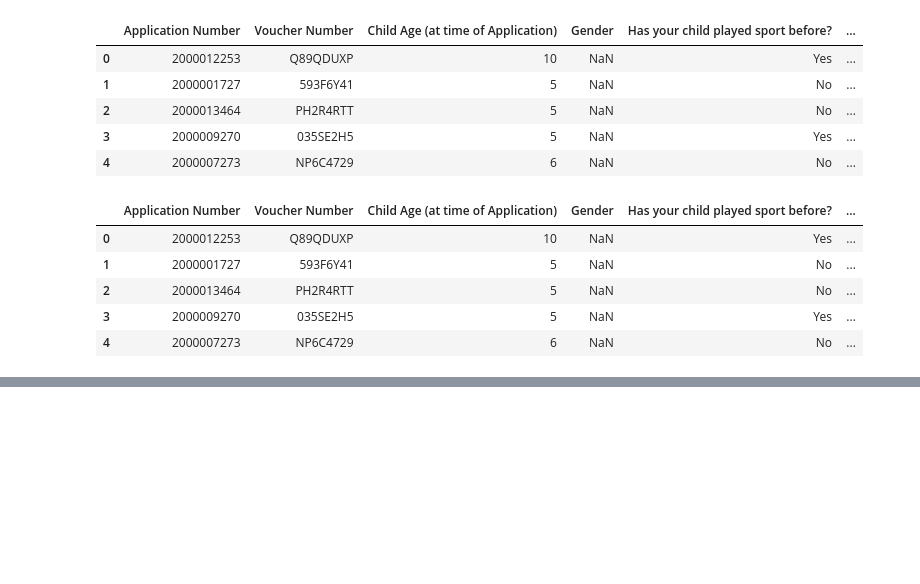
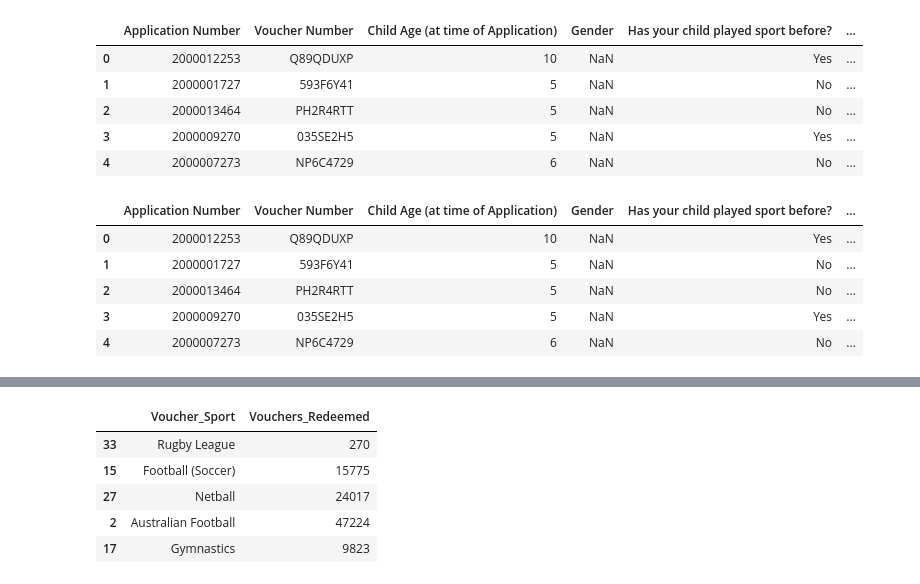
Before and after one commit to MQCOMP2200-S2-2021/data-science-portfolio-liamstrang, a Jupyter notebook: Portfolio 2.ipynb, the cells around one changed output, grey strips where cells are left out. Saved outputs shown, nothing was run; the diff lists cells and outputs as text; code cells hidden in the pictures; blank space fills up the shorter version.

```diff
--- a/Portfolio 2.ipynb
+++ b/Portfolio 2.ipynb
@@ -235,0 +284,11 @@ qld_vouchers_scores.head()
+# %%
+SA_Match_QLD = topSportsSA.loc[[33,15,27,2,17]]
+SA_Match_QLD = SA_Match_QLD.replace({'Australian Rules':'Australian Football'})
+SA_Match_QLD
+# %% [output]
+|  | Voucher_Sport | Vouchers_Redeemed |
+| 33 | Rugby League | 270 |
+| 15 | Football (Soccer) | 15775 |
+| 27 | Netball | 24017 |
+| 2 | Australian Football | 47224 |
+| 17 | Gymnastics | 9823 |
```
Also changed, not shown: parts of 10 cells of this notebook.
